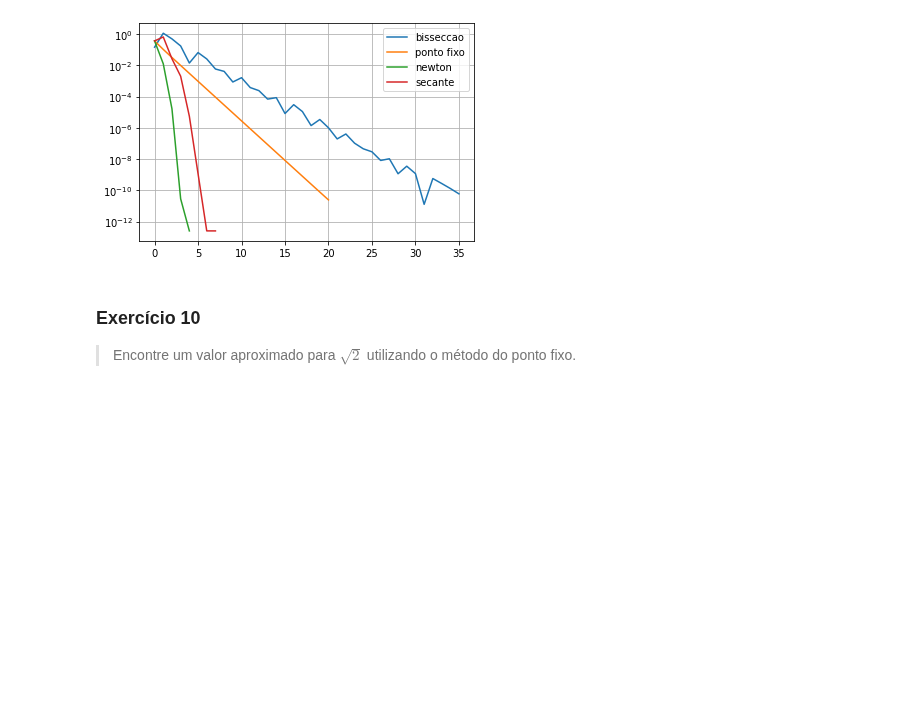
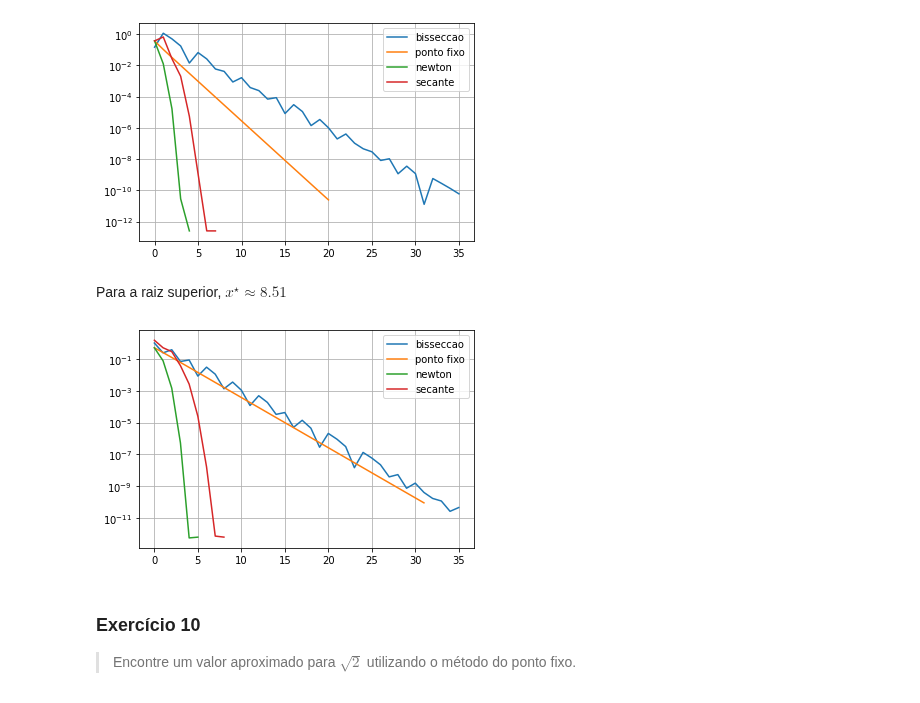
Before and after one commit to carlos-adir/UnB-Courses, a Jupyter notebook: mntf/trabalho1.ipynb, the cells around one changed output. Drawn from its saved outputs; the diff is of its cells as text; code cells hidden in the pictures; blank space fills up the shorter version.

```diff
--- a/mntf/trabalho1.ipynb
+++ b/mntf/trabalho1.ipynb
@@ -816,6 +828,49 @@ plt.legend()
 plt.yscale("log")
 # %% [output]
 [figure]
+# %% [markdown]
+Para a raiz superior, $x^{\star} \approx 8.51$
+# %%
+atol = 1e-10
+root = highroot
+
+# bisseccao
+a, b = 5, 10
+f = lambda x: 2*np.cosh(x/4)-x
+ms = bisseccao(f, a, b, atol)
+ms = np.array(ms)
+ems = np.abs(ms - root)
+
+# ponto fixo
+p0 = 8
+g = lambda x: 4*np.log(x/2 + np.sqrt(-1+(x/2)**2))
+ps = pontofixo(g, p0, atol)
+ps = np.array(ps)
+eps = np.abs(ps - root)
+
+# newton
+p0 = 8
+f_ = lambda x: np.sinh(x/4)/2 - 1
+ns = newton(f, f_, p0, atol)
+ns = np.array(ns)
+ens = np.abs(ns - root)
+
+# secante
+p0 = 7
+p1 = 8
+ss = secante(f, p0, p1, atol)
+ss = np.array(ss)
+ess = np.abs(ss - root)
+# %%
+plt.plot(np.arange(len(ems)), ems, label="bisseccao")
+plt.plot(np.arange(len(eps)), eps, label="ponto fixo")
+plt.plot(np.arange(len(ens)), ens, label="newton")
+plt.plot(np.arange(len(ess)), ess, label="secante")
+plt.grid()
+plt.legend()
+plt.yscale("log")
+# %% [output]
+[figure, added]
 # %% [markdown]
 ### Exercício 10
 
```
Also changed, not shown: parts of 21 cells of this notebook.
